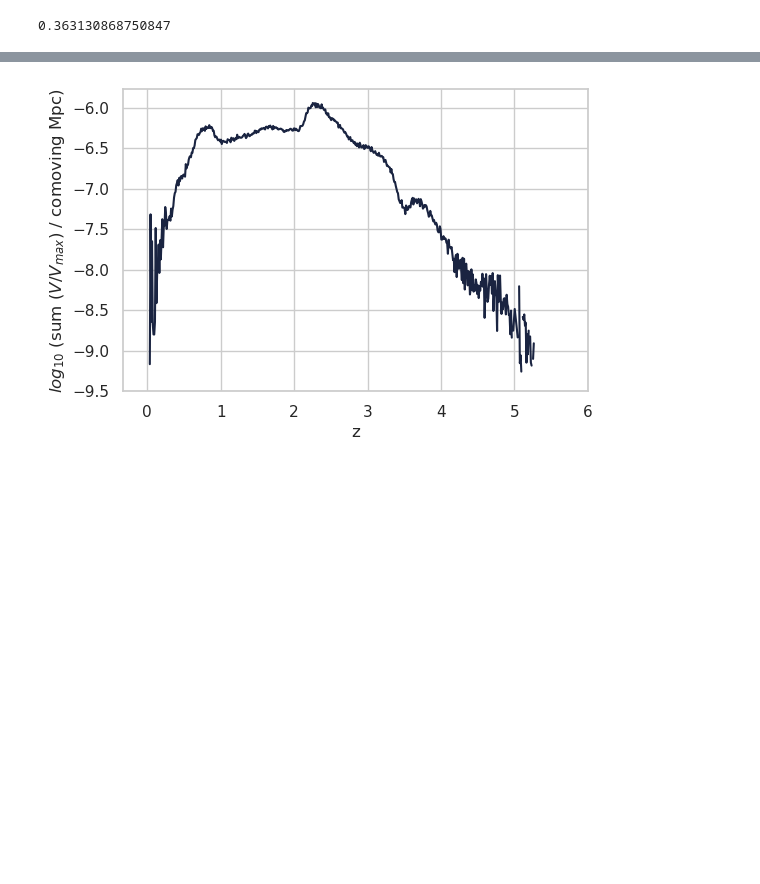
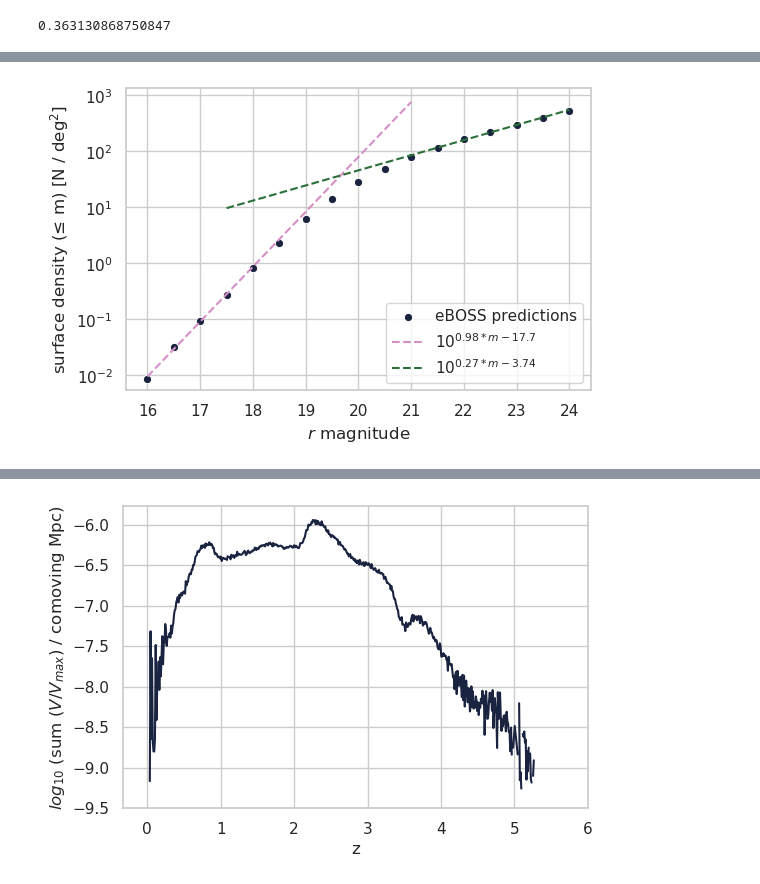
Before and after one commit to snakoneczny/kids-quasars, a Jupyter notebook: notebooks/analysis_number_counts.ipynb, the cells around one changed output, grey strips where cells are left out. Cells and saved outputs as stored; diff of their text form; code cells hidden in the pictures; blank space fills up the shorter version.

Commit message:
number counts, cleaning plot, ecleaning plots, preds saving

```diff
--- a/notebooks/analysis_number_counts.ipynb
+++ b/notebooks/analysis_number_counts.ipynb
@@ -81,0 +79,2 @@ sdss_qso_ctlg['v_weight'].mean()
+# %%
+eboss_sky_coverage = 10000  # deg^2
@@ -81,0 +162,24 @@ sdss_qso_ctlg['v_weight'].mean()
+# %%
+def plot_number_counts(magnitude_arr, counts_arr, sky_coverage, linear_data, magnitude, label=None):
+    counts_sum_arr = [sum(counts_arr[:i+1]) for i in range(len(counts_arr))]
+
+    density_arr = np.array(counts_sum_arr) / sky_coverage
+    fig, ax = plt.subplots()
+    sns.scatterplot(magnitude_arr, density_arr, label=label)
+
+    plot_linear_data(linear_data, annotations=False)
+
+    plt.xlabel('${}$ magnitude'.format(magnitude))
+    plt.ylabel(r'surface density (≤ m) [N / deg$^2$]')
+    plt.yscale('log')
+
+    handles, labels = ax.get_legend_handles_labels()
+    ax.legend(handles=[handles[-1]] + handles[0:-1], labels=[labels[-1]] + labels[0:-1], loc='lower right')
+# %%
+linear_data = [
+    (0.98, 17.7, (16, 21)),
+    (0.27, 3.74, (17.5, 24)),
+]
+plot_number_counts(eboss_r_arr, eboss_lede_r_counts_arr, eboss_sky_coverage, linear_data, magnitude='r', label='eBOSS predictions')
+# %% [output]
+[figure, added]
```
Also changed, not shown: parts of 27 cells of this notebook, 7 other files.
